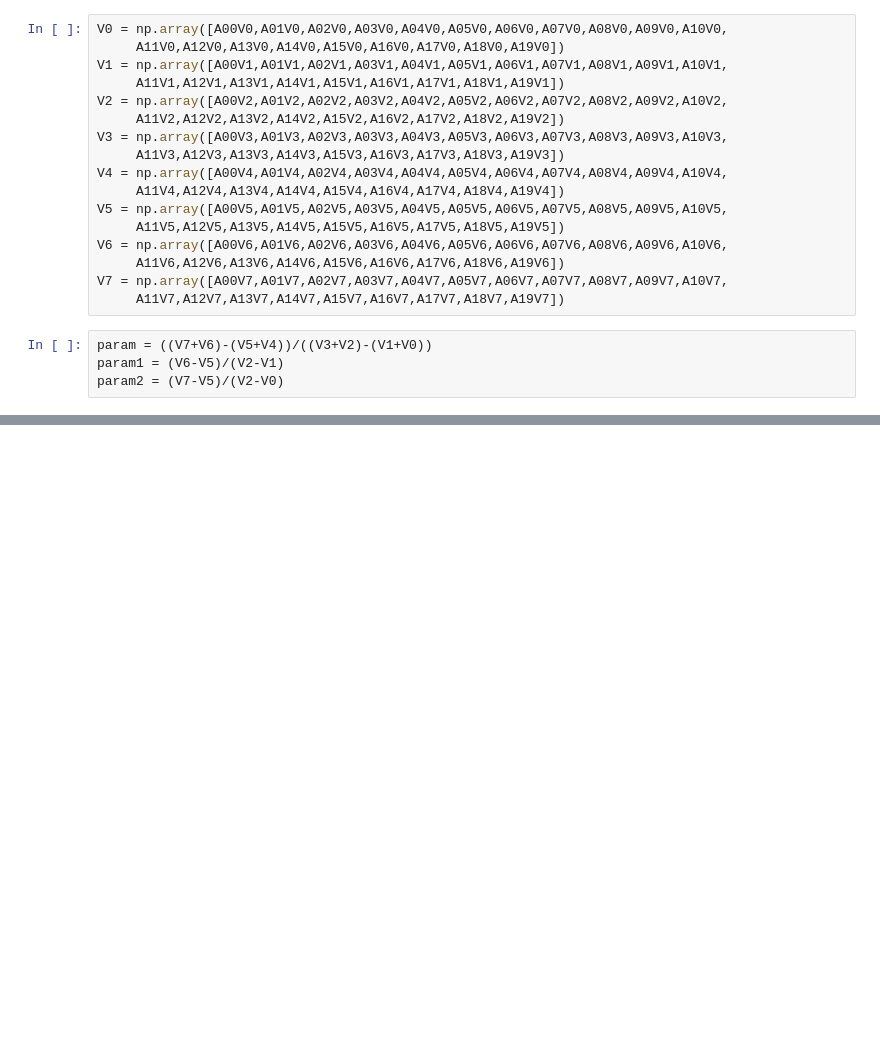
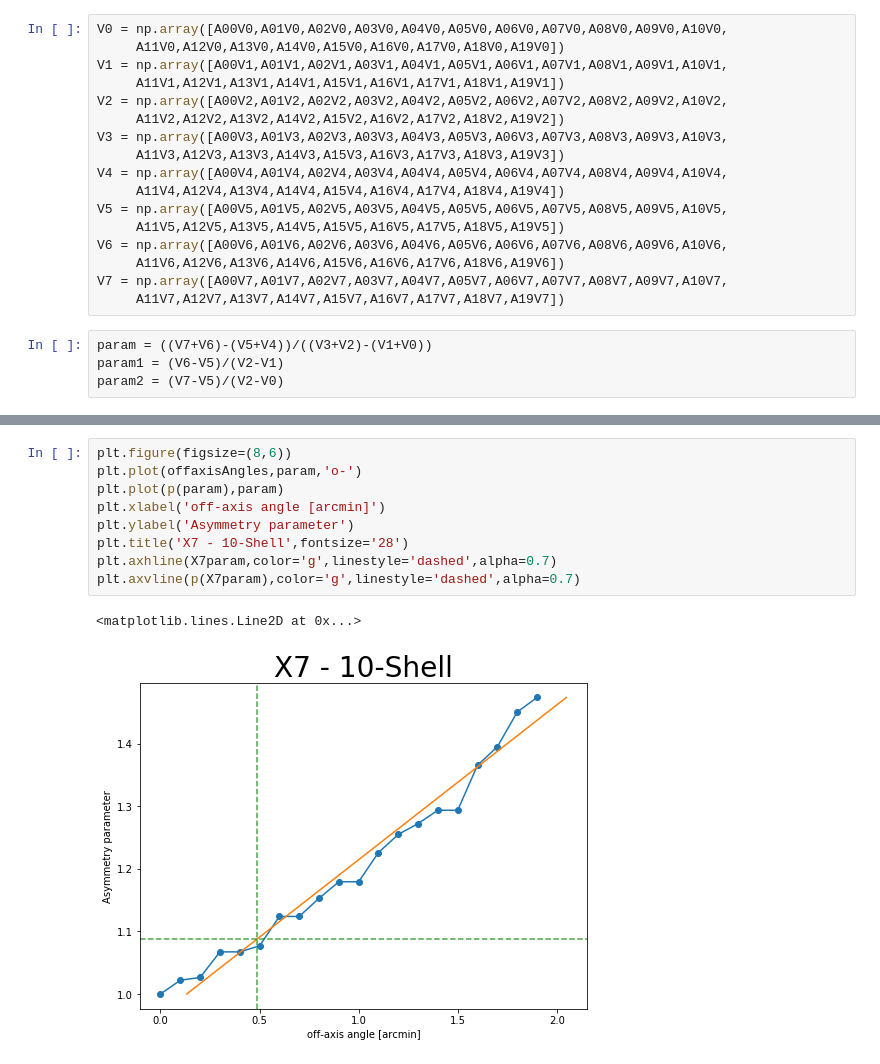
Before and after one commit to pymilo/Milo_RayTracing, a Jupyter notebook: Laser_Alignment/X8/X8-Sim_Plots.ipynb, the cells around one changed output, grey strips where cells are left out. Saved outputs shown, nothing was run; the diff lists cells and outputs as text; blank space fills up the shorter version.

```diff
--- a/Laser_Alignment/X8/X8-Sim_Plots.ipynb
+++ b/Laser_Alignment/X8/X8-Sim_Plots.ipynb
@@ -1645,0 +1665,12 @@ Text(0.5,1,'X8 - 10-Shell')
+# %%
+plt.figure(figsize=(8,6))
+plt.plot(offaxisAngles,param,'o-')
+plt.plot(p(param),param)
+plt.xlabel('off-axis angle [arcmin]')
+plt.ylabel('Asymmetry parameter')
+plt.title('X7 - 10-Shell',fontsize='28')
+plt.axhline(X7param,color='g',linestyle='dashed',alpha=0.7)
+plt.axvline(p(X7param),color='g',linestyle='dashed',alpha=0.7)
+# %% [output]
+<matplotlib.lines.Line2D at 0x...>
+[figure, added]
```
Also changed, not shown: parts of 5 cells of this notebook, 3 other files.
